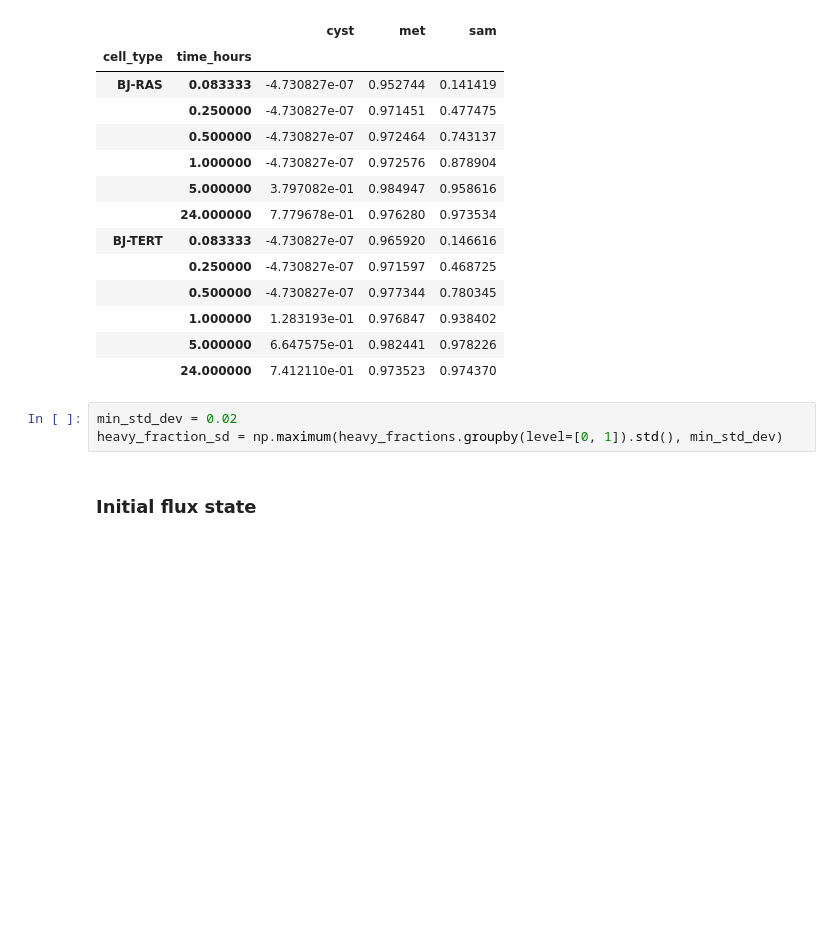
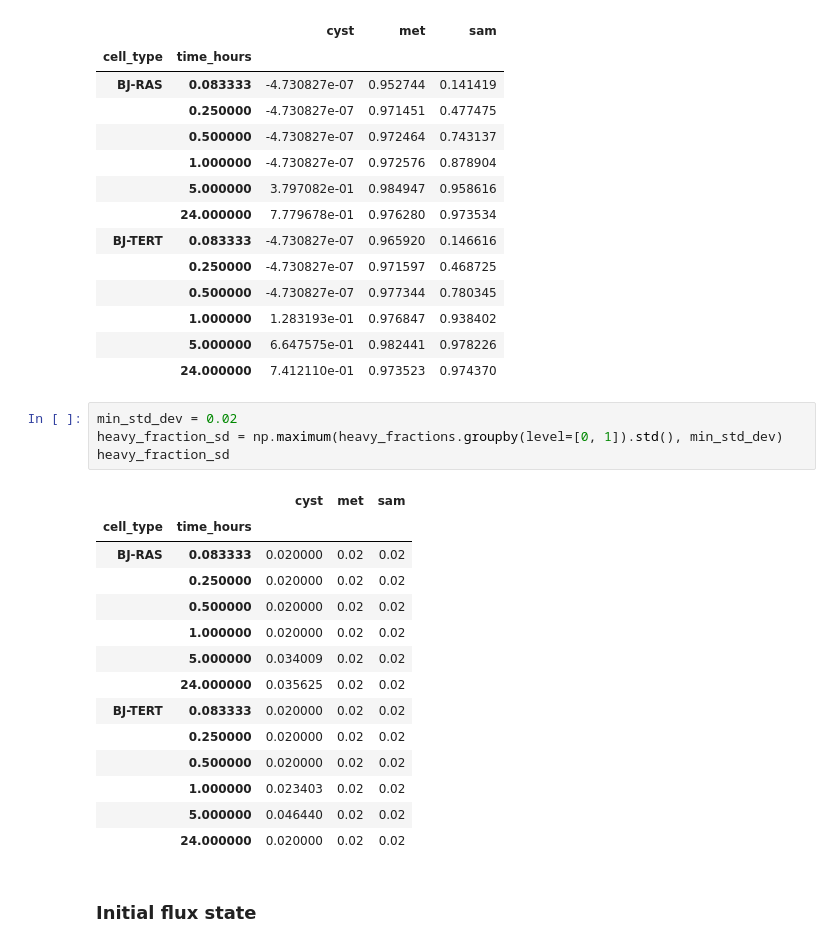
Before and after one commit to Nilsson-Lab-KI/met-hcys-flux, a Jupyter notebook: 03_met_flux_analysis.ipynb, the cells around one changed output. Drawn from its saved outputs; the diff is of its cells as text; blank space fills up the shorter version.

```diff
--- a/03_metabolic-flux-analysis.ipynb
+++ b/03_met_flux_analysis.ipynb
@@ -145,6 +189,22 @@ heavy_fraction_mean
 # %%
 min_std_dev = 0.02
 heavy_fraction_sd = np.maximum(heavy_fractions.groupby(level=[0, 1]).std(), min_std_dev)
+heavy_fraction_sd
+# %% [output]
+|  |  | cyst | met | sam |
+| cell_type | time_hours |  |  |  |
+| BJ-RAS | 0.083333 | 0.020000 | 0.02 | 0.02 |
+|  | 0.250000 | 0.020000 | 0.02 | 0.02 |
+|  | 0.500000 | 0.020000 | 0.02 | 0.02 |
+|  | 1.000000 | 0.020000 | 0.02 | 0.02 |
+|  | 5.000000 | 0.034009 | 0.02 | 0.02 |
+|  | 24.000000 | 0.035625 | 0.02 | 0.02 |
+| BJ-TERT | 0.083333 | 0.020000 | 0.02 | 0.02 |
+|  | 0.250000 | 0.020000 | 0.02 | 0.02 |
+|  | 0.500000 | 0.020000 | 0.02 | 0.02 |
+|  | 1.000000 | 0.023403 | 0.02 | 0.02 |
+|  | 5.000000 | 0.046440 | 0.02 | 0.02 |
+|  | 24.000000 | 0.020000 | 0.02 | 0.02 |
 # %% [markdown]
 ### Initial flux state
 # %%
```
Also changed, not shown: parts of 15 cells of this notebook, 3 other files.
